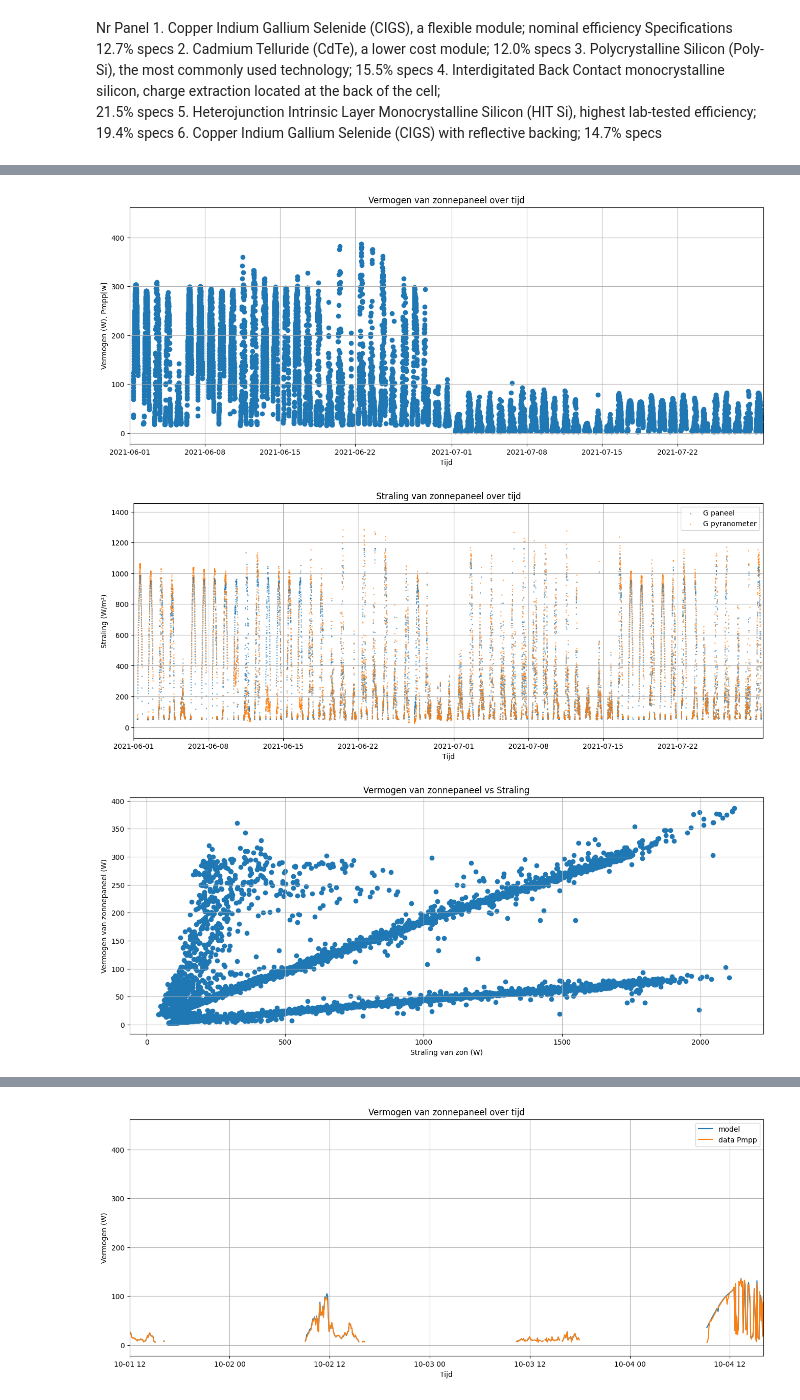
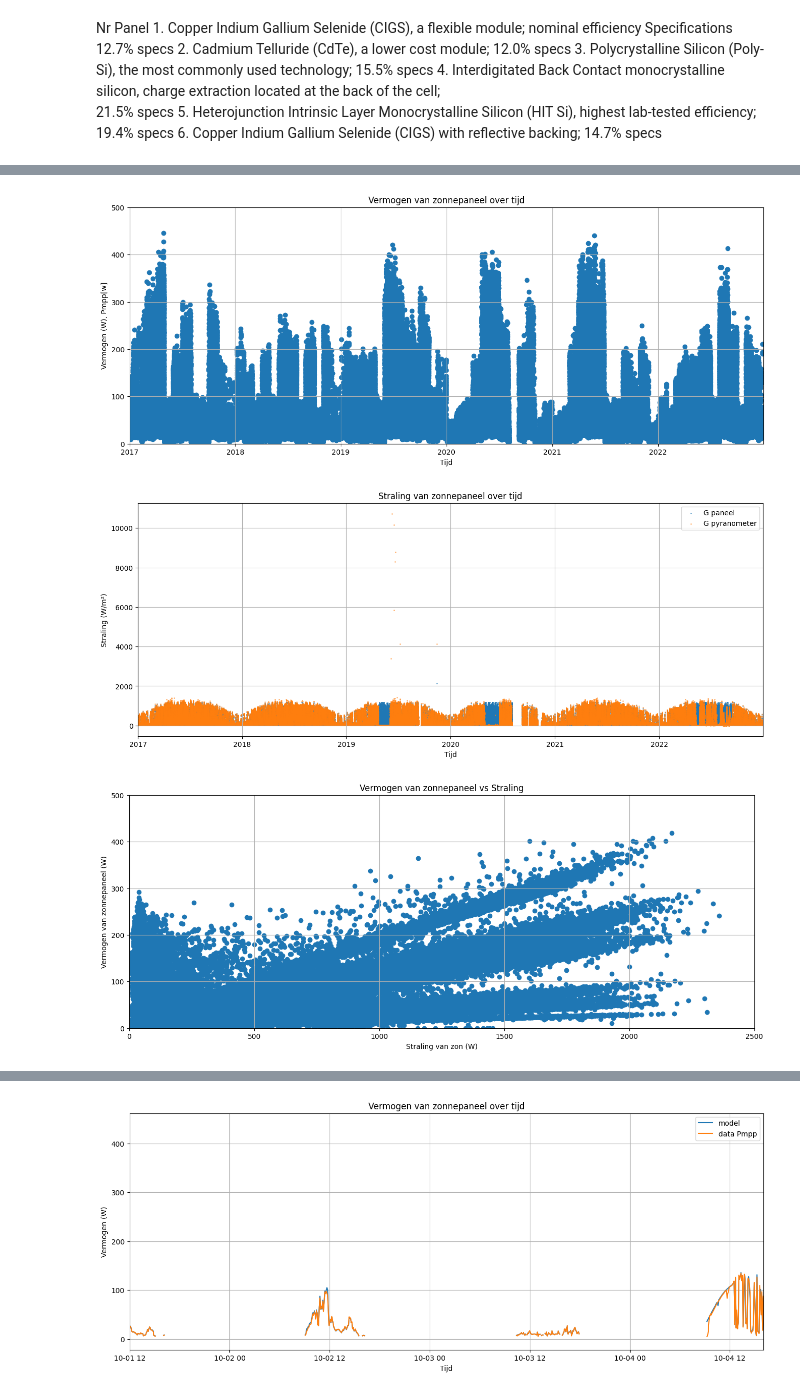
Before and after one commit to Qrax/PV-Systems-Data, a Jupyter notebook: Simulaties_met_amolf_data.ipynb, the cells around one changed output, grey strips where cells are left out. Cells and saved outputs as stored; diff of their text form; code cells hidden in the pictures.

```diff
--- a/Simulaties_met_amolf_data.ipynb
+++ b/Simulaties_met_amolf_data.ipynb
@@ -177,7 +177,7 @@ if __name__ == "__main__":
     base_path_bono = "../../school/4e jaar/PV systems modeling and analysis/Data/data_folder"
 
     # Specify months and sources to include
-    selected_months = get_selected_months(years=[2021,2022], months=[1,2,3,4,5,6,7,8,9,10,11,12])
+    selected_months = get_selected_months(years=[2017,2018,2019,2020,2021,2022], months=[1,2,3,4,5,6,7,8,9,10,11,12])
     selected_csvs = ["SolarFieldData"]
 
     # Load and synchronize data
@@ -316,8 +316,8 @@ synced_df
 # Observed Efficiency_1 (Solarpanel parameters),
 # Year,Month,Day,Weekday,Time
 # %%
-begin = pd.Timestamp('2021-06-1')
-end = pd.Timestamp('2021-07-30')
+begin = pd.Timestamp('2017-01-1')
+end = pd.Timestamp('2022-12-31')
 
 import matplotlib.pyplot as plt
 plt.figure(figsize=(16, 6))
@@ -326,37 +326,40 @@ plt.xlabel('Tijd')
 plt.ylabel('Vermogen (W), Pmpp[w]')
 plt.title('Vermogen van zonnepaneel over tijd')
 plt.xlim(begin,end)
+plt.ylim(0,500)
 plt.grid()
 
 plt.show()
 plt.figure(figsize=(16, 6))
 #plt.scatter(synced_df.index, synced_df['Pmpp[W]_3 (Solarpanel parameters)'],alpha=0.5,s=0.1)
 plt.scatter(synced_df.index, synced_df['G[W/mï½²]_3 (Solarpanel parameters)'],alpha=0.5,s=1,label='G paneel')
 plt.scatter(synced_df.index, synced_df['G_pyranometer[W/mï½²]_3 (Solarpanel parameters)'],alpha=0.5,s=1, label='G pyranometer')
 plt.xlabel('Tijd')
 plt.ylabel('Straling (W/m²)')
 plt.title('Straling van zonnepaneel over tijd')
 plt.xlim(begin,end )
 plt.grid()
 plt.legend()
 plt.show()
 
 begin_rendement = begin #pd.Timestamp('2021-05-1')
 end_rendement = end #pd.Timestamp('2021-06-30')
 
 maandenchecken = synced_df.loc[begin_rendement:end_rendement].copy()
 
 plt.figure(figsize=(16, 6))
-plt.scatter(maandenchecken['G_pyranometer[W/mï½²]_3 (Solarpanel parameters)']*1.65,maandenchecken['Pmpp[W]_3 (Solarpanel parameters)'])
+plt.scatter(maandenchecken['G_pyranometer[W/mï½²]_6 (Solarpanel parameters)']*1.65,maandenchecken['Pmpp[W]_6 (Solarpanel parameters)'])
 plt.xlabel('Straling van zon (W)')
 plt.ylabel('Vermogen van zonnepaneel (W)')
 plt.title('Vermogen van zonnepaneel vs Straling')
 plt.grid()
+plt.xlim(0,2500)
+plt.ylim(0,500)
 plt.show()
 # %% [output]
-[figure, old version]
+[figure, new version]
-[figure, old version]
+[figure, new version]
-[figure, old version]
+[figure, new version]
 # %%
 import pvlib
 
```
Also changed, not shown: parts of 6 cells of this notebook.
